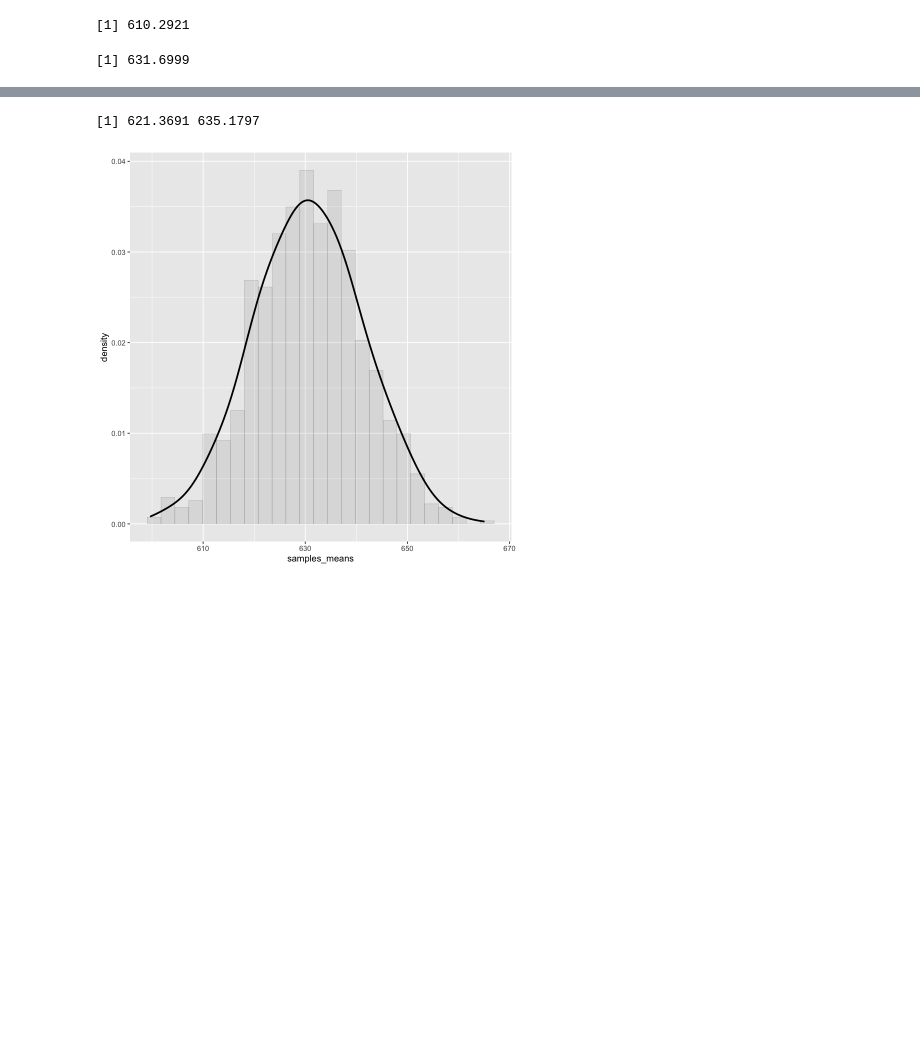
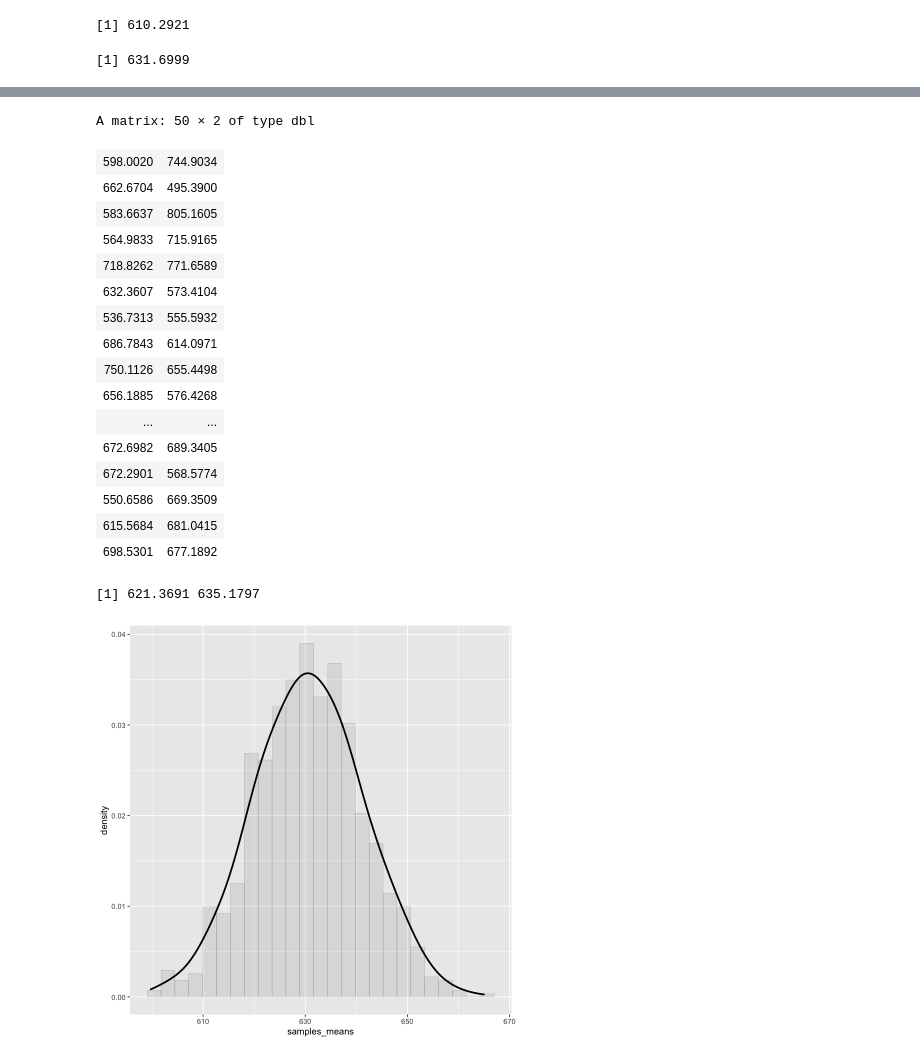
Before and after one commit to mahdi-b/MBIO612-F2021, a Jupyter notebook: week_6/Param_estimating_and_testing.ipynb, the cells around one changed output, grey strips where cells are left out. Cells and saved outputs as stored; diff of their text form; code cells hidden in the pictures; blank space fills up the shorter version.

```diff
--- a/week_6/Param_estimating_and_testing.ipynb
+++ b/week_6/Param_estimating_and_testing.ipynb
@@ -216,3 +216,26 @@ mean(random_sample)
+# %%
+n = 2
+
+n %>%
+  replicate(sample(weights_tbl$weights, 50))
+# %% [output]
+A matrix: 50 × 2 of type dbl
+| 598.0020 | 744.9034 |
+| 662.6704 | 495.3900 |
+| 583.6637 | 805.1605 |
+| 564.9833 | 715.9165 |
+| 718.8262 | 771.6589 |
+| 632.3607 | 573.4104 |
+| 536.7313 | 555.5932 |
+| 686.7843 | 614.0971 |
+| 750.1126 | 655.4498 |
+| 656.1885 | 576.4268 |
+| ... | ... |
+| 672.6982 | 689.3405 |
+| 672.2901 | 568.5774 |
+| 550.6586 | 669.3509 |
+| 615.5684 | 681.0415 |
+| 698.5301 | 677.1892 |
 # %%
 n = 2
 
```
Also changed, not shown: parts of 35 cells of this notebook, 3 other files.
